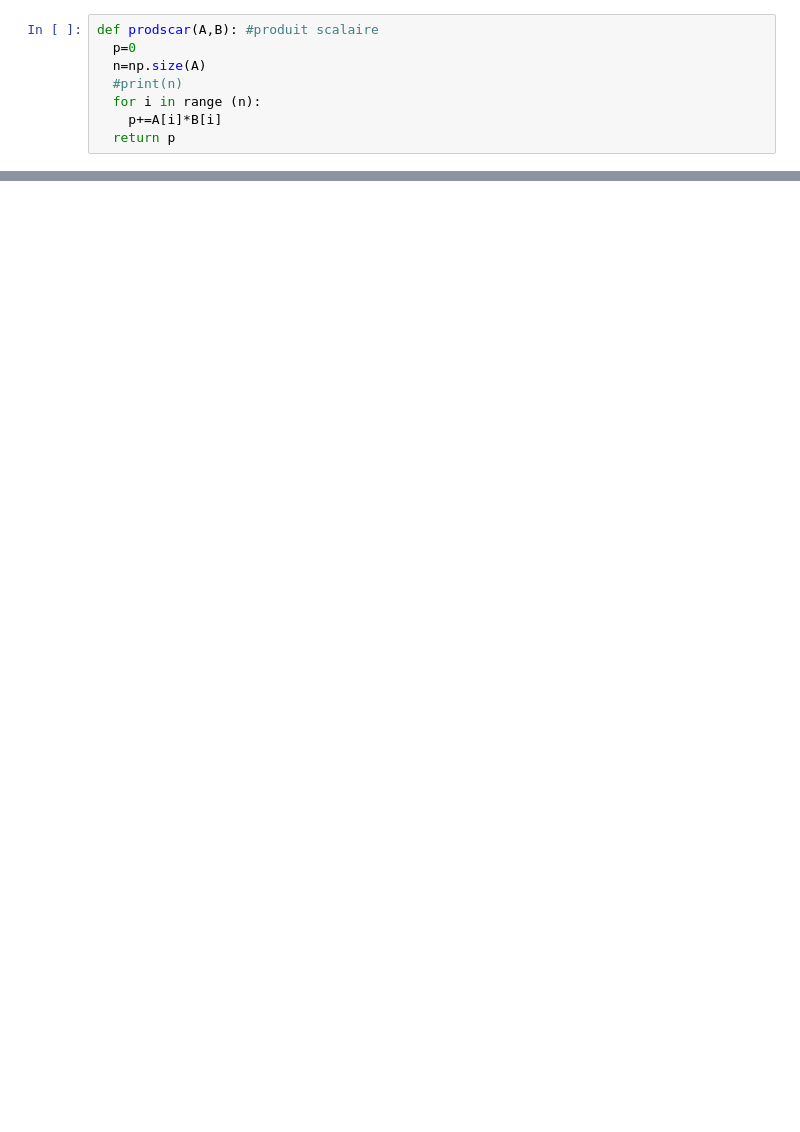
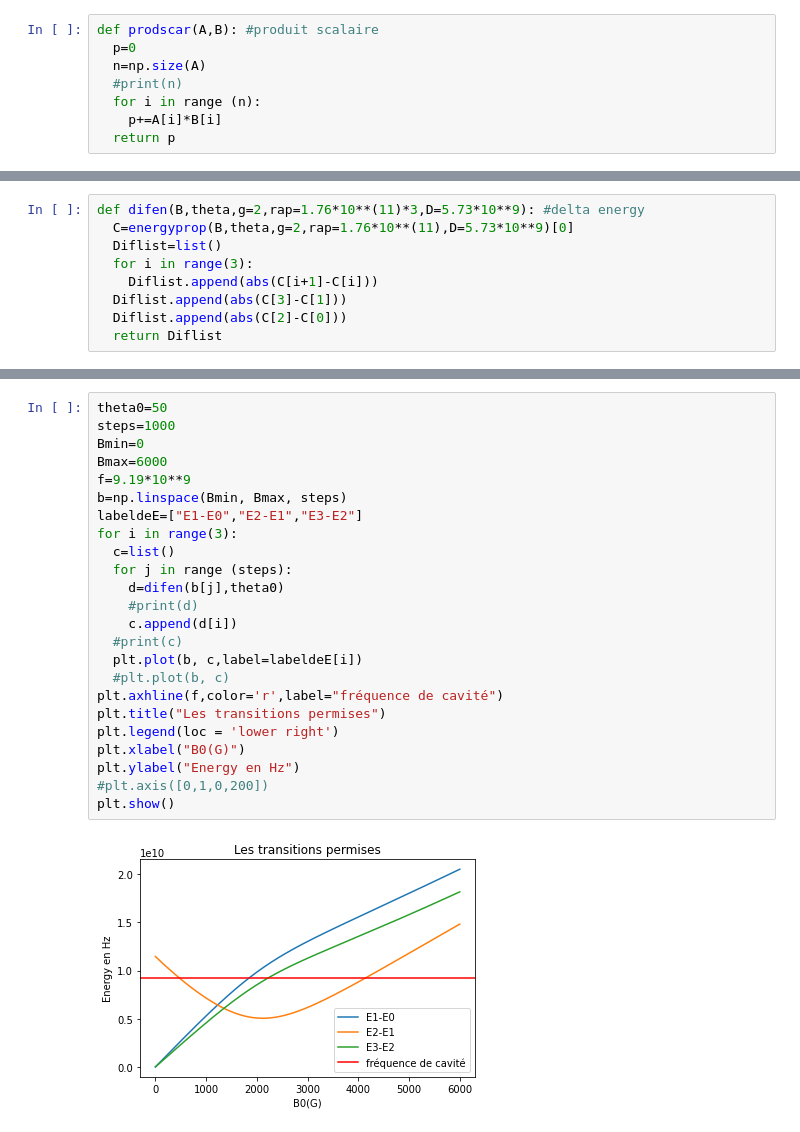
Before and after one commit to linhgiangpham99/TPPQ1, a Jupyter notebook: Copie_de_TP_PQ2.ipynb, the cells around one changed output, grey strips where cells are left out. Saved outputs shown, nothing was run; the diff lists cells and outputs as text; blank space fills up the shorter version.

```diff
--- a/Copie_de_TP_PQ2.ipynb
+++ b/Copie_de_TP_PQ2.ipynb
@@ -459,0 +287,9 @@ ValueError: ignored
+# %%
+def difen(B,theta,g=2,rap=1.76*10**(11)*3,D=5.73*10**9): #delta energy
+  C=energyprop(B,theta,g=2,rap=1.76*10**(11),D=5.73*10**9)[0]
+  Diflist=list()
+  for i in range(3):
+    Diflist.append(abs(C[i+1]-C[i]))
+  Diflist.append(abs(C[3]-C[1]))
+  Diflist.append(abs(C[2]-C[0]))
+  return Diflist
@@ -459,0 +323,26 @@ ValueError: ignored
+# %%
+theta0=50
+steps=1000
+Bmin=0
+Bmax=6000
+f=9.19*10**9
+b=np.linspace(Bmin, Bmax, steps)
+labeldeE=["E1-E0","E2-E1","E3-E2"]
+for i in range(3):
+  c=list()
+  for j in range (steps):
+    d=difen(b[j],theta0)
+    #print(d)
+    c.append(d[i])
+  #print(c)
+  plt.plot(b, c,label=labeldeE[i])
+  #plt.plot(b, c)
+plt.axhline(f,color='r',label="fréquence de cavité")
+plt.title("Les transitions permises")
+plt.legend(loc = 'lower right')
+plt.xlabel("B0(G)")
+plt.ylabel("Energy en Hz")
+#plt.axis([0,1,0,200])
+plt.show()
+# %% [output]
+[figure, added]
```
Also changed, not shown: parts of 45 cells of this notebook.
